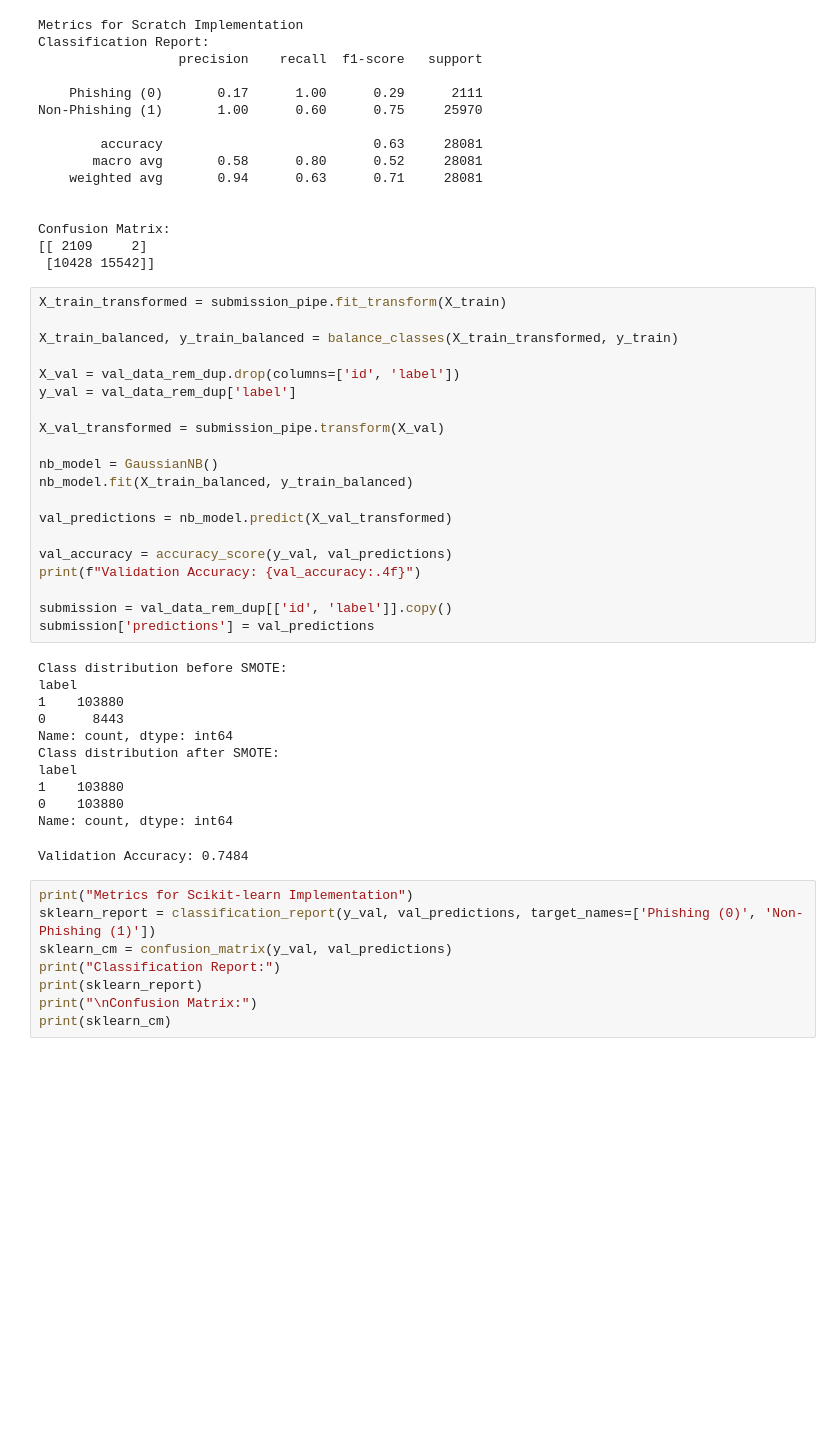
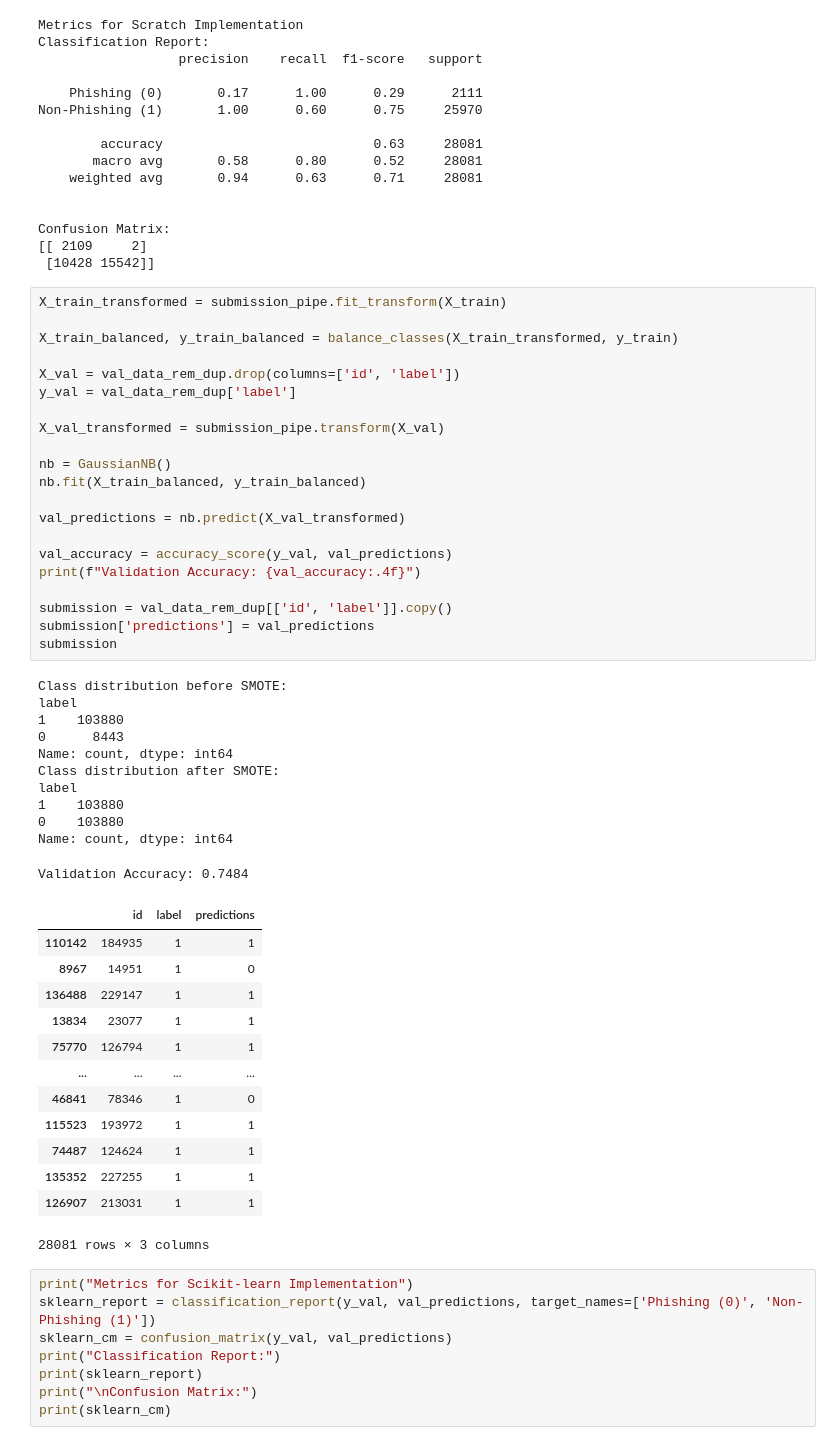
Before and after one commit to hodakova/if3070_dai_tubes2, a Jupyter notebook: src/IF3070_DAI___Tugas_Besar_2_Notebook_Kelompok_32.ipynb, the cells around one changed output. Saved outputs shown, nothing was run; the diff lists cells and outputs as text; blank space fills up the shorter version.

```diff
--- a/src/IF3070_DAI___Tugas_Besar_2_Notebook_Kelompok_32.ipynb
+++ b/src/IF3070_DAI___Tugas_Besar_2_Notebook_Kelompok_32.ipynb
@@ -1065,35 +1082,49 @@ Confusion Matrix:
 # %%
 X_train_transformed = submission_pipe.fit_transform(X_train)
 
 X_train_balanced, y_train_balanced = balance_classes(X_train_transformed, y_train)
 
 X_val = val_data_rem_dup.drop(columns=['id', 'label'])
 y_val = val_data_rem_dup['label']
 
 X_val_transformed = submission_pipe.transform(X_val)
 
-nb_model = GaussianNB()
-nb_model.fit(X_train_balanced, y_train_balanced)
+nb = GaussianNB()
+nb.fit(X_train_balanced, y_train_balanced)
 
-val_predictions = nb_model.predict(X_val_transformed)
+val_predictions = nb.predict(X_val_transformed)
 
 val_accuracy = accuracy_score(y_val, val_predictions)
 print(f"Validation Accuracy: {val_accuracy:.4f}")
 
 submission = val_data_rem_dup[['id', 'label']].copy()
 submission['predictions'] = val_predictions
+submission
 # %% [output]
 Class distribution before SMOTE:
 label
 1    103880
 0      8443
 Name: count, dtype: int64
 Class distribution after SMOTE:
 label
 1    103880
 0    103880
 Name: count, dtype: int64
 Validation Accuracy: 0.7484
+|  | id | label | predictions |
+| 110142 | 184935 | 1 | 1 |
+| 8967 | 14951 | 1 | 0 |
+| 136488 | 229147 | 1 | 1 |
+| 13834 | 23077 | 1 | 1 |
+| 75770 | 126794 | 1 | 1 |
+| ... | ... | ... | ... |
+| 46841 | 78346 | 1 | 0 |
+| 115523 | 193972 | 1 | 1 |
+| 74487 | 124624 | 1 | 1 |
+| 135352 | 227255 | 1 | 1 |
+| 126907 | 213031 | 1 | 1 |
+28081 rows × 3 columns
 # %%
 print("Metrics for Scikit-learn Implementation")
 sklearn_report = classification_report(y_val, val_predictions, target_names=['Phishing (0)', 'Non-Phishing (1)'])
```
Also changed, not shown: parts of 4 cells of this notebook.
